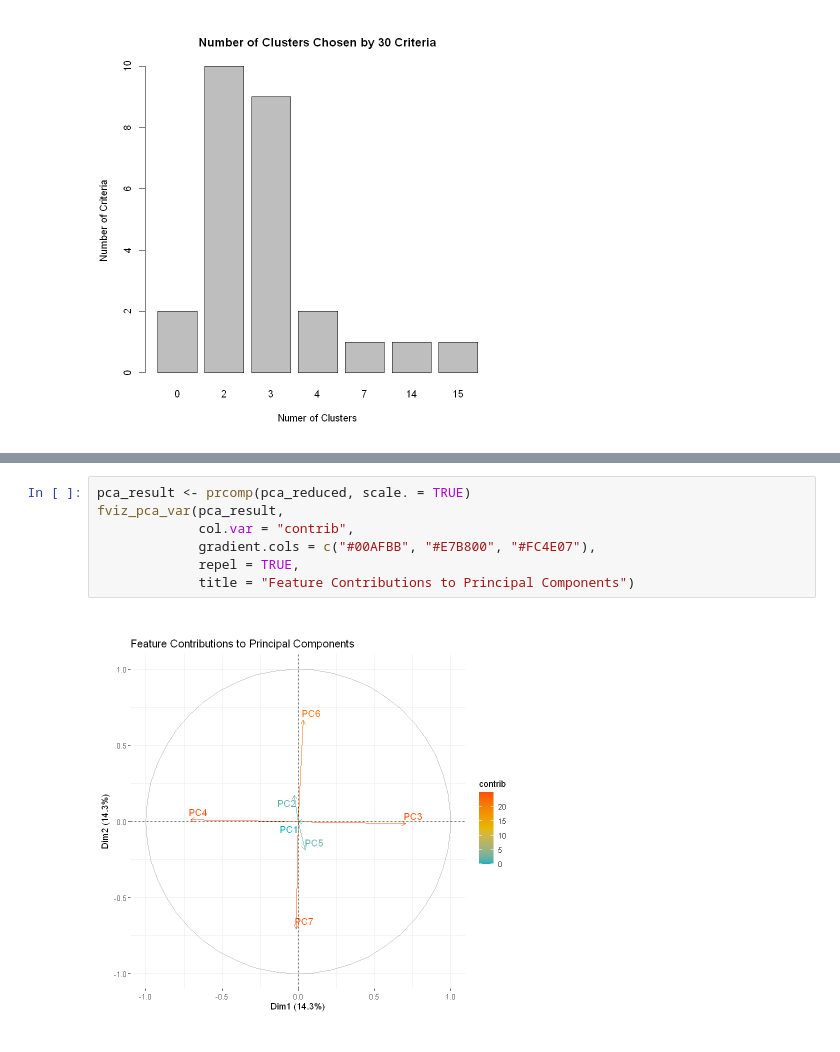
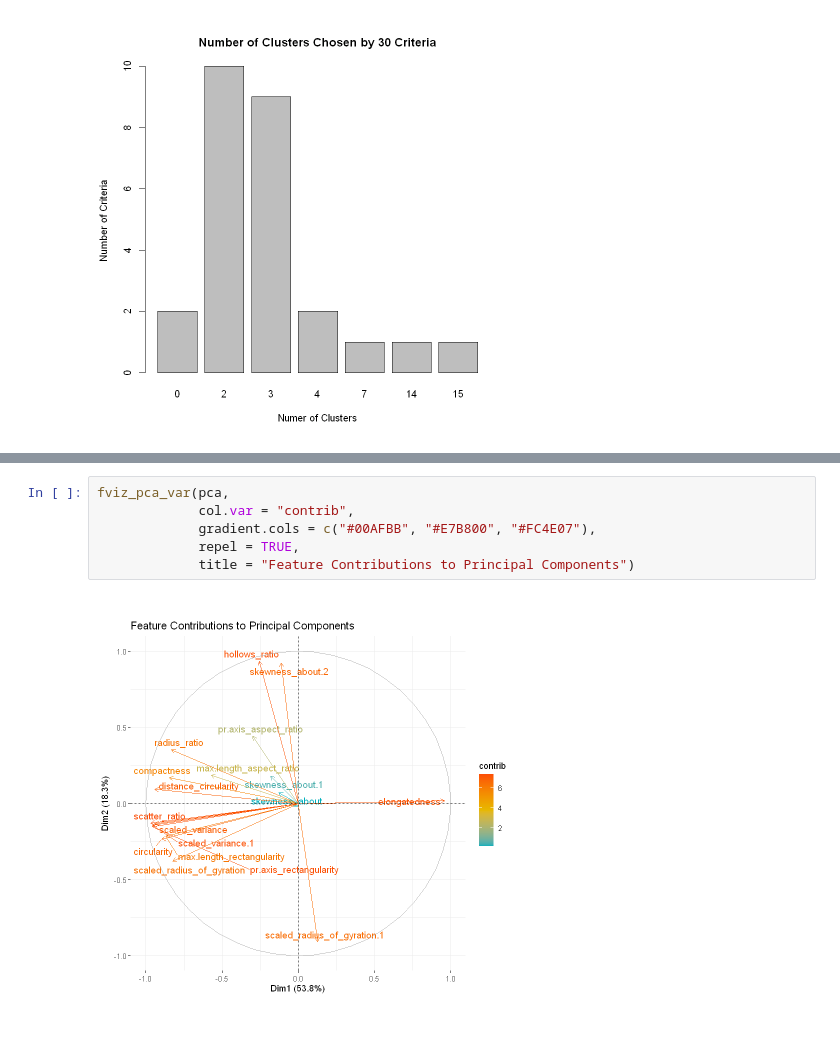
Before and after one commit to lfernando123/Clustering_Of_Vehicles, a Jupyter notebook: KMean.ipynb, the cells around one changed output, grey strips where cells are left out. Cells and saved outputs as stored; diff of their text form.

```diff
--- a/KMean.ipynb
+++ b/KMean.ipynb
@@ -358,9 +393,8 @@ rect.hclust(hc, k = 3, border = 2:4)
 # %%
-pca_result <- prcomp(pca_reduced, scale. = TRUE)
-fviz_pca_var(pca_result,
+fviz_pca_var(pca,
              col.var = "contrib",
              gradient.cols = c("#00AFBB", "#E7B800", "#FC4E07"),
              repel = TRUE,
              title = "Feature Contributions to Principal Components")
 # %% [output]
-[figure, old version]
+[figure, new version]
```
Also changed, not shown: parts of 10 cells of this notebook.
